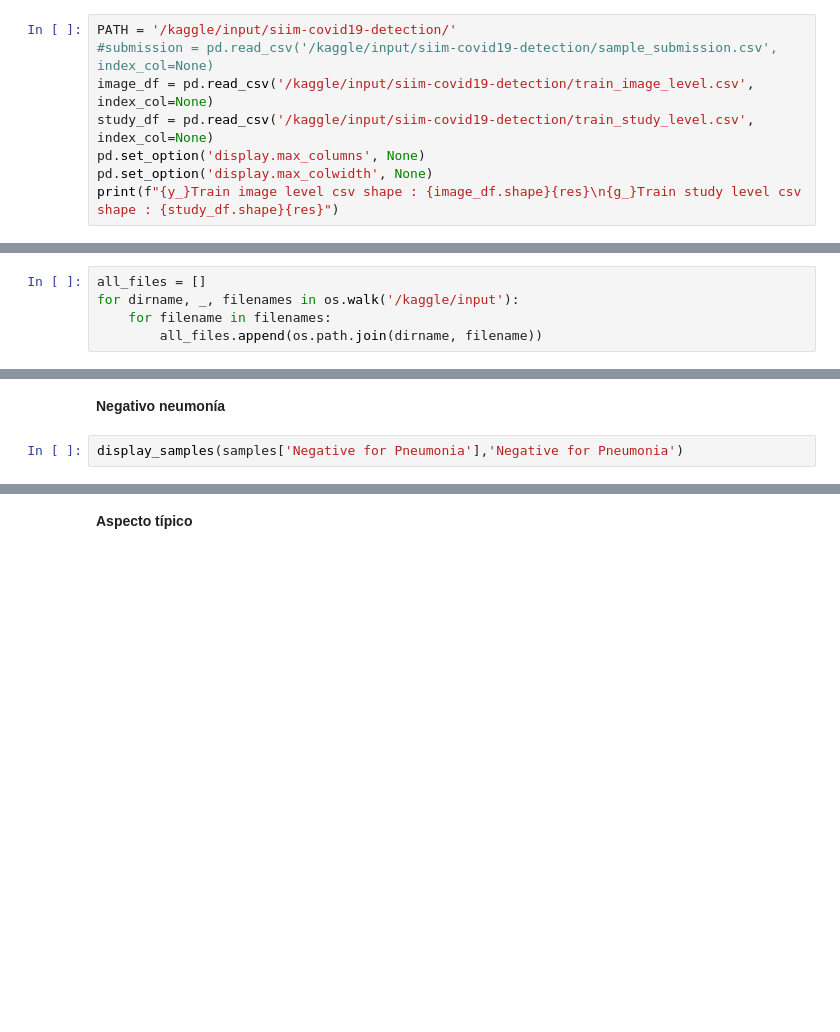
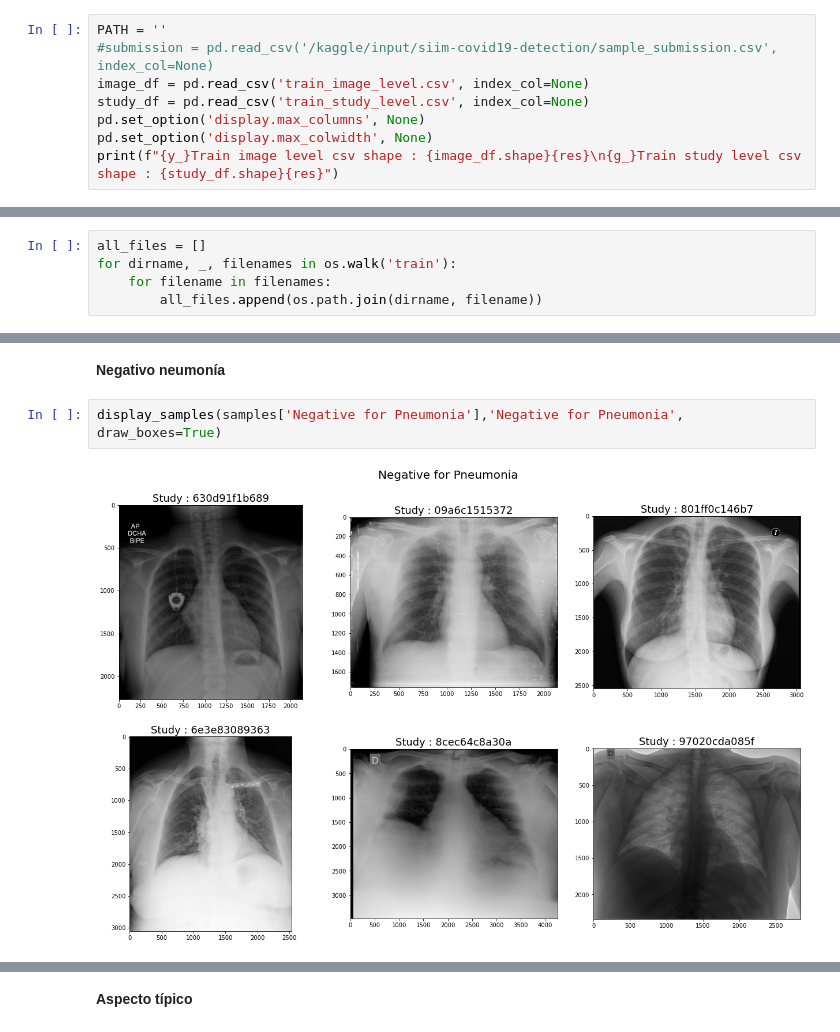
Before and after one commit to RobertoFigueroa/SIIM-Project, a Jupyter notebook: EDA.ipynb, the cells around one changed output, grey strips where cells are left out. Drawn from its saved outputs; the diff is of its cells as text; blank space fills up the shorter version.

```diff
--- a/EDA.ipynb
+++ b/EDA.ipynb
@@ -58,10 +78,10 @@ Successfully installed python-gdcm-3.0.9.1
 # %% [markdown]
 Cargamos los datos en memoria
 # %%
-PATH = '/kaggle/input/siim-covid19-detection/'
+PATH = ''
 #submission = pd.read_csv('/kaggle/input/siim-covid19-detection/sample_submission.csv', index_col=None)
-image_df = pd.read_csv('/kaggle/input/siim-covid19-detection/train_image_level.csv', index_col=None)
-study_df = pd.read_csv('/kaggle/input/siim-covid19-detection/train_study_level.csv', index_col=None)
+image_df = pd.read_csv('train_image_level.csv', index_col=None)
+study_df = pd.read_csv('train_study_level.csv', index_col=None)
 pd.set_option('display.max_columns', None)
 pd.set_option('display.max_colwidth', None)
 print(f"{y_}Train image level csv shape : {image_df.shape}{res}\n{g_}Train study level csv shape : {study_df.shape}{res}")
@@ -68,5 +91,5 @@ print(f"{y_}Train image level csv shape : {image_df.shape}{res}\n{g_}Train study
 # %%
 all_files = []
-for dirname, _, filenames in os.walk('/kaggle/input'):
+for dirname, _, filenames in os.walk('train'):
     for filename in filenames:
         all_files.append(os.path.join(dirname, filename))
@@ -257,6 +398,8 @@ def display_samples(samples, title, draw_boxes=False):
 # %% [markdown]
 **Negativo neumonía**
 # %%
-display_samples(samples['Negative for Pneumonia'],'Negative for Pneumonia')
+display_samples(samples['Negative for Pneumonia'],'Negative for Pneumonia', draw_boxes=True)
+# %% [output]
+[figure, added]
 # %%
 display_histogram(samples['Negative for Pneumonia'],'Negative for Pneumonia')
```
Also changed, not shown: parts of 29 cells of this notebook, 5 other files.
